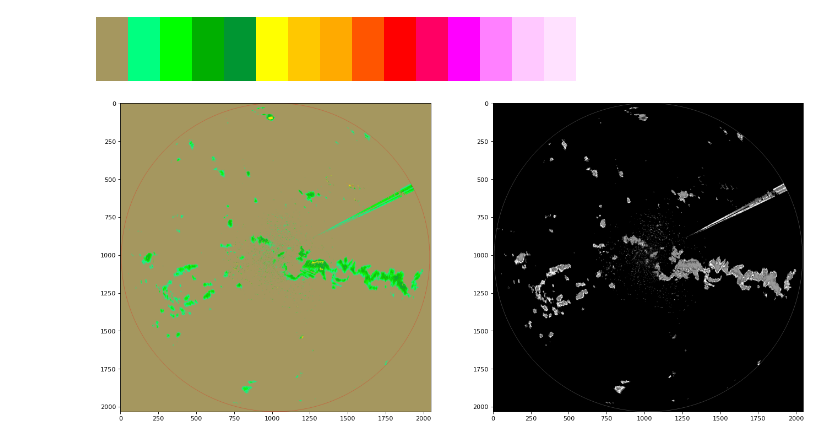
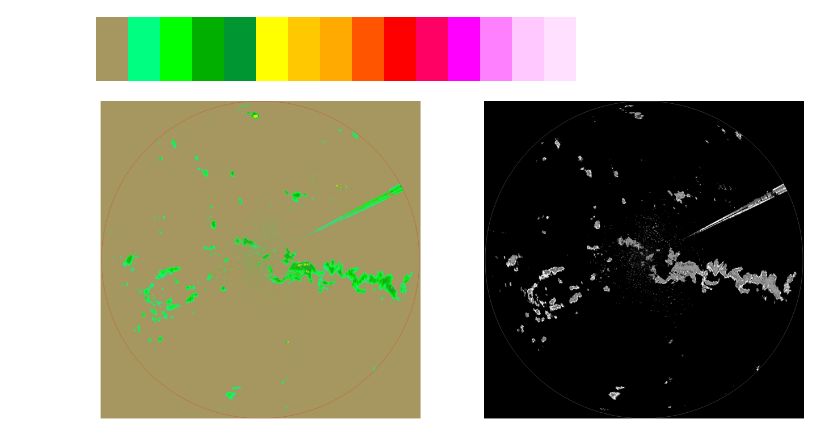
Before and after one commit to One-Night-Miracle/Data-Science-Project-2-2021-2-Nowcasting, a Jupyter notebook: rgb_to_dBZ test.ipynb, the cells around one changed output. Cells and saved outputs as stored; diff of their text form; code cells hidden in the pictures.

```diff
--- a/rgb_to_dBZ test.ipynb
+++ b/rgb_to_dBZ test.ipynb
@@ -58,11 +58,13 @@ pic3 = color2dBZ(pic2, dBZmap)
 # %%
 fig = plt.figure(figsize=(20,10), dpi=80)
 
 plt.subplot(121)
+plt.axis('off')
 plt.imshow(cv2.cvtColor(pic2, cv2.COLOR_BGR2RGB))
 
 plt.subplot(122)
+plt.axis('off')
 plt.imshow(pic3, cmap='gray')
 plt.show()
 # %% [output]
-[figure, old version]
+[figure, new version]
```
Also changed, not shown: parts of 7 cells of this notebook, 1 other file.
